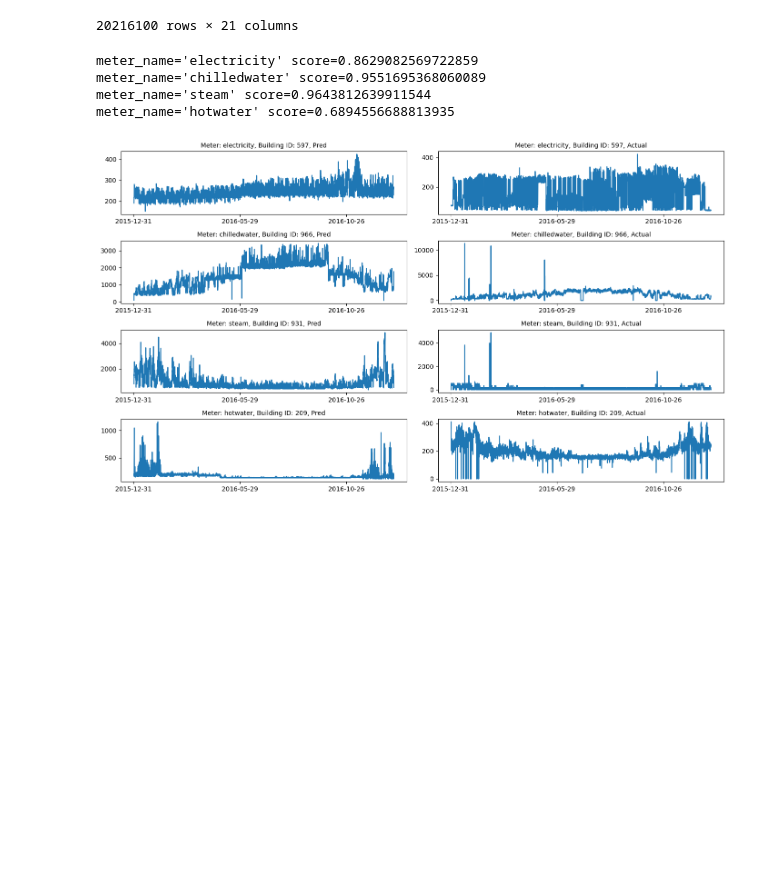
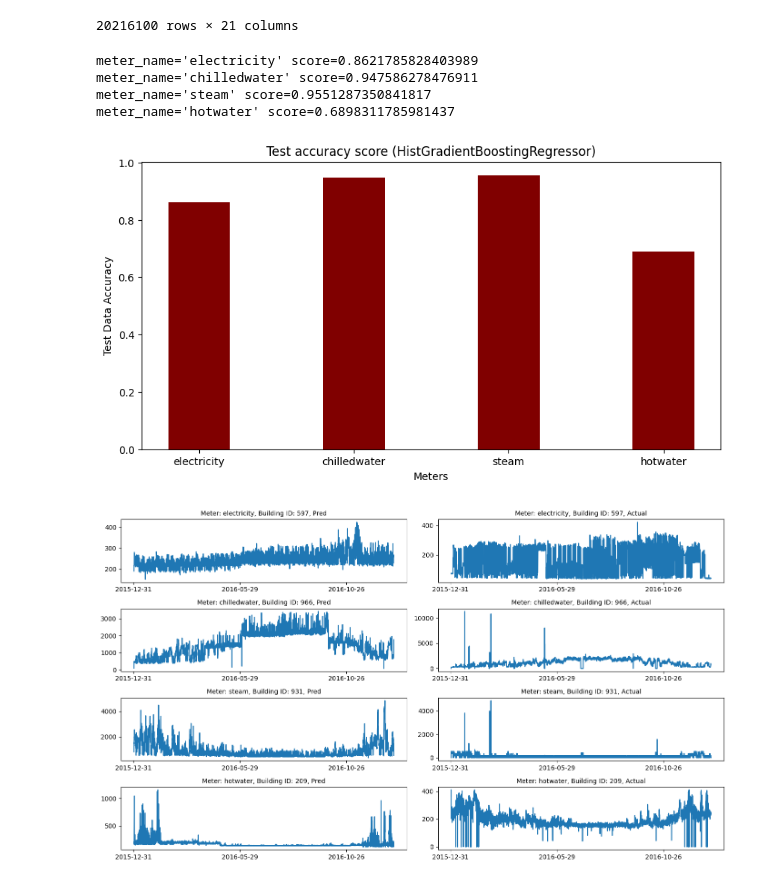
Before and after one commit to LFLATH/HackalyticsGT, a Jupyter notebook: prediction/main.ipynb, the cells around one changed output. Saved outputs shown, nothing was run; the diff lists cells and outputs as text; code cells hidden in the pictures; blank space fills up the shorter version.

```diff
--- a/prediction/main.ipynb
+++ b/prediction/main.ipynb
@@ -112,18 +112,30 @@ fields = ["primary_use_ordinal", "square_feet", "year_built", "floor_count", "ai
 "precip_depth_1_hr", "sea_level_pressure", "wind_direction", "wind_speed", "day_of_week", "month", "day", "hour"]
 # %%
 models = []
+scores = []
 for meter_name, dataframe in zip(meters, dataframes):
     model = HistGradientBoostingRegressor(categorical_features=[0])
     X_train, X_test, y_train, y_test = train_test_split(dataframe[fields], dataframe.meter_reading, test_size=0.1)
     model.fit(X_train, y_train)
     score = model.score(X_test, y_test)
     print(f"{meter_name=} {score=}")
+    scores.append(score)
     models.append(model)
+
+fig = plt.figure(figsize = (10, 5))
+plt.bar(meters, scores, color ='maroon',
+        width = 0.4)
+
+plt.xlabel("Meters")
+plt.ylabel("Test Data Accuracy")
+plt.title("Test accuracy score (HistGradientBoostingRegressor)")
+plt.show()
 # %% [output]
-meter_name='electricity' score=0.8629082569722859
-meter_name='chilledwater' score=0.9551695368060089
-meter_name='steam' score=0.9643812639911544
-meter_name='hotwater' score=0.6894556688813935
+meter_name='electricity' score=0.8621785828403989
+meter_name='chilledwater' score=0.947586278476911
+meter_name='steam' score=0.9551287350841817
+meter_name='hotwater' score=0.6898311785981437
+[figure, added]
 # %%
 nrows, ncols = len(models), 2
 fig, ax = plt.subplots(nrows, ncols, figsize=(14,8))
```
Also changed, not shown: 6 other files.
